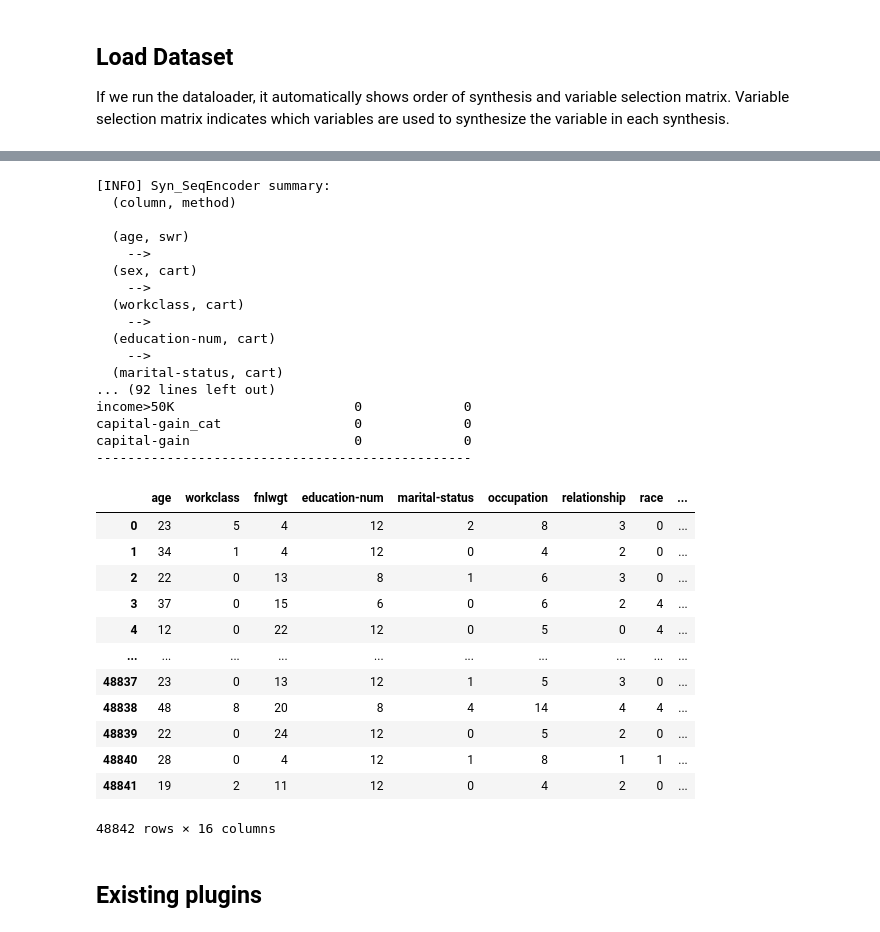
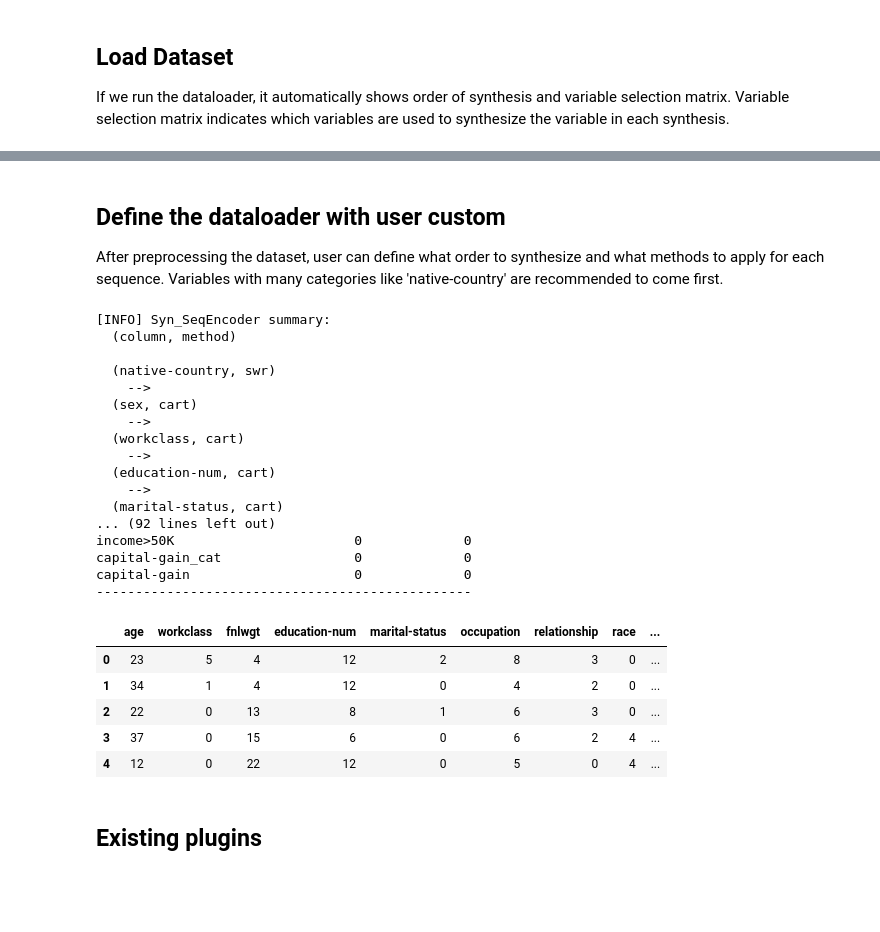
Before and after one commit to vanderschaarlab/synthcity, a Jupyter notebook: tutorials/tutorial10_sequential_synthesis.ipynb, the cells around one changed output, grey strips where cells are left out. Cells and saved outputs as stored; diff of their text form; code cells hidden in the pictures; blank space fills up the shorter version.

```diff
--- a/tutorials/tutorial10_sequential_synthesis.ipynb
+++ b/tutorials/tutorial10_sequential_synthesis.ipynb
@@ -136,8 +228,8 @@ prep = SynSeqPreprocessor(
         "workclass": "category",
         "occupation": "category",
         "relationship": "category",
+        "native-country": "category",
         "race": "category",
-        "native-country": "category",
         "martial-status": "category",
         "sex": "category",
         "income>50K": "category",
@@ -150,7 +242,7 @@ prep = SynSeqPreprocessor(
 )
 
 # 2) Preprocess (date -> offset, numeric split 등)
-X_processed = prep.preprocess(X)
+X_processed = prep.preprocess(X, oversample=True)
 # %% [output]
 [auto_assign] age -> numeric (nuniq=74)
 [auto_assign] fnlwgt -> numeric (nuniq=77)
@@ -266,12 +266,16 @@ Name: count, dtype: int64
+# %% [markdown]
+## Define the dataloader with user custom
+
+After preprocessing the dataset, user can define what order to synthesize and what methods to apply for each sequence.
+Variables with many categories like 'native-country' are recommended to come first.
 # %%
 user_custom = {
 # Decide which order to synthesize the dataset.
-    'syn_order' : ['age', 'sex', 'workclass', 'education-num', 'marital-status',
-       'occupation', 'relationship', 'fnlwgt', 'race', 'capital-loss', 'hours-per-week', 'native-country', 'income>50K', 'capital-gain'],
+    'syn_order' : ['native-country', 'sex', 'workclass', 'education-num', 'marital-status', 'age',
+       'occupation', 'relationship', 'fnlwgt', 'race', 'capital-loss', 'hours-per-week', 'income>50K', 'capital-gain'],
 
 # Specify the method to use for certain variables. 'CART' is used as default.
     'method' : {"relationship": "rf",
-                "native-country": "pmm",
                 "race": "pmm"
                 },
 
@@ -292,40 +296,33 @@ user_custom = {
 # %%
 loader = Syn_SeqDataLoader(X_processed,
                            user_custom=user_custom,
                            target_column="income>50K", sensitive_columns=["sex", "race"])
 
-loader.dataframe()
+loader.dataframe().head()
 # %% [output]
 [INFO] Syn_SeqEncoder summary:
   (column, method)
 
-  (age, swr)
+  (native-country, swr)
     -->
   (sex, cart)
     -->
   (workclass, cart)
     -->
   (education-num, cart)
     -->
   (marital-status, cart)
 ... (92 lines left out)
 income>50K                       0             0
 capital-gain_cat                 0             0
 capital-gain                     0             0
 ------------------------------------------------
 |  | age | workclass | fnlwgt | education-num | marital-status | occupation | relationship | race | ... |
 | 0 | 23 | 5 | 4 | 12 | 2 | 8 | 3 | 0 | ... |
 | 1 | 34 | 1 | 4 | 12 | 0 | 4 | 2 | 0 | ... |
 | 2 | 22 | 0 | 13 | 8 | 1 | 6 | 3 | 0 | ... |
 | 3 | 37 | 0 | 15 | 6 | 0 | 6 | 2 | 4 | ... |
 | 4 | 12 | 0 | 22 | 12 | 0 | 5 | 0 | 4 | ... |
-| ... | ... | ... | ... | ... | ... | ... | ... | ... | ... |
-| 48837 | 23 | 0 | 13 | 12 | 1 | 5 | 3 | 0 | ... |
-| 48838 | 48 | 8 | 20 | 8 | 4 | 14 | 4 | 4 | ... |
-| 48839 | 22 | 0 | 24 | 12 | 0 | 5 | 2 | 0 | ... |
-| 48840 | 28 | 0 | 4 | 12 | 1 | 8 | 1 | 1 | ... |
-| 48841 | 19 | 2 | 11 | 12 | 0 | 4 | 2 | 0 | ... |
-48842 rows × 16 columns
 # %% [markdown]
 ## Existing plugins
 # %%
```
Also changed, not shown: parts of 47 cells of this notebook, 6 other files.
